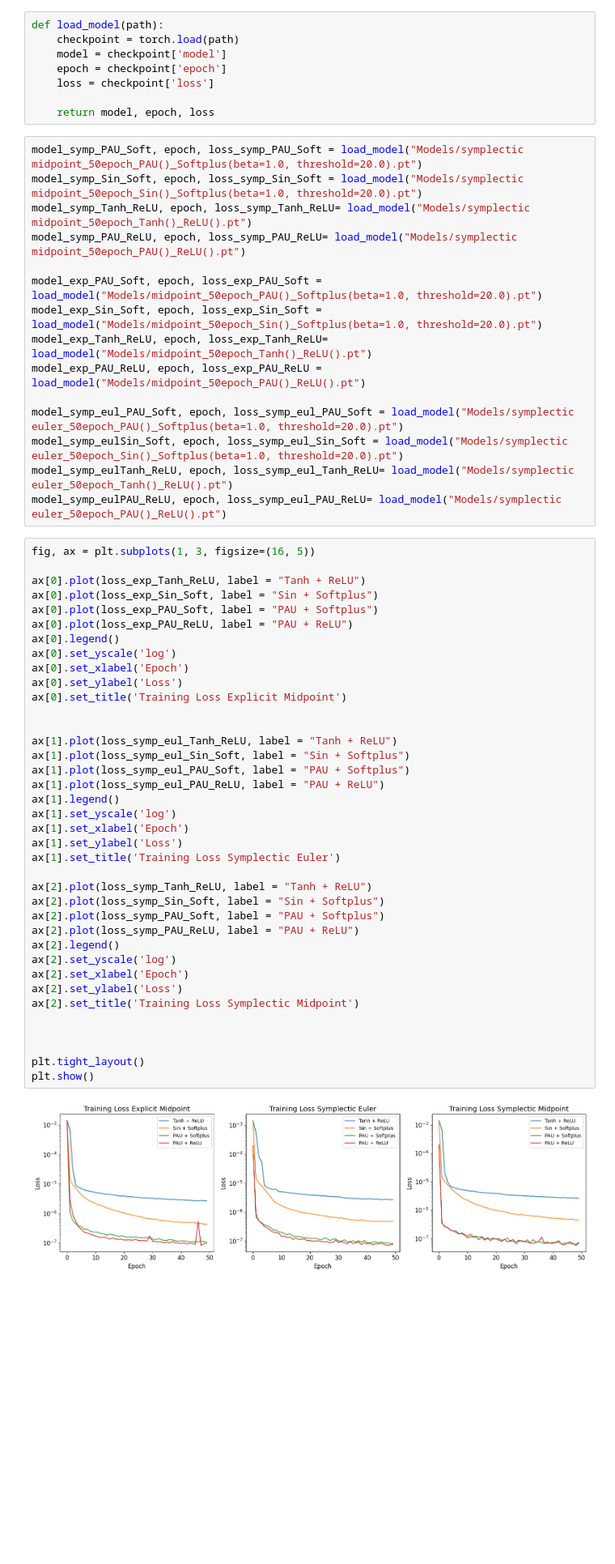
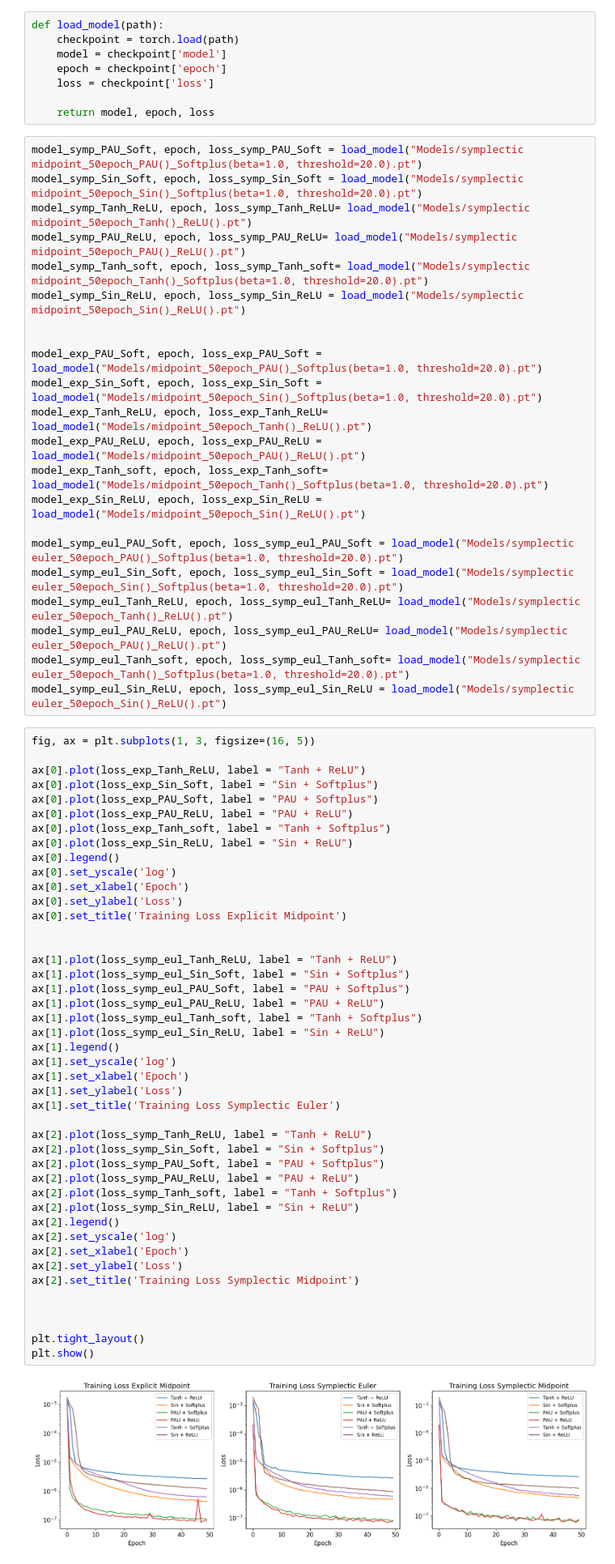
Before and after one commit to sannejamila/HamiltonianNeuralNetwork_HenonHeiles, a Jupyter notebook: Test.ipynb, the cells around one changed output. Shown at 81% size. Cells and saved outputs as stored; diff of their text form; blank space fills up the shorter version.

```diff
--- a/Test.ipynb
+++ b/Test.ipynb
@@ -319,16 +319,23 @@ model_symp_PAU_Soft, epoch, loss_symp_PAU_Soft = load_model("Models/symplectic m
 model_symp_Sin_Soft, epoch, loss_symp_Sin_Soft = load_model("Models/symplectic midpoint_50epoch_Sin()_Softplus(beta=1.0, threshold=20.0).pt")
 model_symp_Tanh_ReLU, epoch, loss_symp_Tanh_ReLU= load_model("Models/symplectic midpoint_50epoch_Tanh()_ReLU().pt")
 model_symp_PAU_ReLU, epoch, loss_symp_PAU_ReLU= load_model("Models/symplectic midpoint_50epoch_PAU()_ReLU().pt")
+model_symp_Tanh_soft, epoch, loss_symp_Tanh_soft= load_model("Models/symplectic midpoint_50epoch_Tanh()_Softplus(beta=1.0, threshold=20.0).pt")
+model_symp_Sin_ReLU, epoch, loss_symp_Sin_ReLU = load_model("Models/symplectic midpoint_50epoch_Sin()_ReLU().pt")
+
 
 model_exp_PAU_Soft, epoch, loss_exp_PAU_Soft = load_model("Models/midpoint_50epoch_PAU()_Softplus(beta=1.0, threshold=20.0).pt")
 model_exp_Sin_Soft, epoch, loss_exp_Sin_Soft = load_model("Models/midpoint_50epoch_Sin()_Softplus(beta=1.0, threshold=20.0).pt")
 model_exp_Tanh_ReLU, epoch, loss_exp_Tanh_ReLU= load_model("Models/midpoint_50epoch_Tanh()_ReLU().pt")
 model_exp_PAU_ReLU, epoch, loss_exp_PAU_ReLU = load_model("Models/midpoint_50epoch_PAU()_ReLU().pt")
+model_exp_Tanh_soft, epoch, loss_exp_Tanh_soft= load_model("Models/midpoint_50epoch_Tanh()_Softplus(beta=1.0, threshold=20.0).pt")
+model_exp_Sin_ReLU, epoch, loss_exp_Sin_ReLU = load_model("Models/midpoint_50epoch_Sin()_ReLU().pt")
 
 model_symp_eul_PAU_Soft, epoch, loss_symp_eul_PAU_Soft = load_model("Models/symplectic euler_50epoch_PAU()_Softplus(beta=1.0, threshold=20.0).pt")
-model_symp_eulSin_Soft, epoch, loss_symp_eul_Sin_Soft = load_model("Models/symplectic euler_50epoch_Sin()_Softplus(beta=1.0, threshold=20.0).pt")
-model_symp_eulTanh_ReLU, epoch, loss_symp_eul_Tanh_ReLU= load_model("Models/symplectic euler_50epoch_Tanh()_ReLU().pt")
-model_symp_eulPAU_ReLU, epoch, loss_symp_eul_PAU_ReLU= load_model("Models/symplectic euler_50epoch_PAU()_ReLU().pt")
+model_symp_eul_Sin_Soft, epoch, loss_symp_eul_Sin_Soft = load_model("Models/symplectic euler_50epoch_Sin()_Softplus(beta=1.0, threshold=20.0).pt")
+model_symp_eul_Tanh_ReLU, epoch, loss_symp_eul_Tanh_ReLU= load_model("Models/symplectic euler_50epoch_Tanh()_ReLU().pt")
+model_symp_eul_PAU_ReLU, epoch, loss_symp_eul_PAU_ReLU= load_model("Models/symplectic euler_50epoch_PAU()_ReLU().pt")
+model_symp_eul_Tanh_soft, epoch, loss_symp_eul_Tanh_soft= load_model("Models/symplectic euler_50epoch_Tanh()_Softplus(beta=1.0, threshold=20.0).pt")
+model_symp_eul_Sin_ReLU, epoch, loss_symp_eul_Sin_ReLU = load_model("Models/symplectic euler_50epoch_Sin()_ReLU().pt")
 # %%
 fig, ax = plt.subplots(1, 3, figsize=(16, 5))
 
@@ -336,36 +343,42 @@ ax[0].plot(loss_exp_Tanh_ReLU, label = "Tanh + ReLU")
 ax[0].plot(loss_exp_Sin_Soft, label = "Sin + Softplus")
 ax[0].plot(loss_exp_PAU_Soft, label = "PAU + Softplus")
 ax[0].plot(loss_exp_PAU_ReLU, label = "PAU + ReLU")
+ax[0].plot(loss_exp_Tanh_soft, label = "Tanh + Softplus")
+ax[0].plot(loss_exp_Sin_ReLU, label = "Sin + ReLU")
 ax[0].legend()
 ax[0].set_yscale('log')
 ax[0].set_xlabel('Epoch')
 ax[0].set_ylabel('Loss')
 ax[0].set_title('Training Loss Explicit Midpoint')
 
 
 ax[1].plot(loss_symp_eul_Tanh_ReLU, label = "Tanh + ReLU")
 ax[1].plot(loss_symp_eul_Sin_Soft, label = "Sin + Softplus")
 ax[1].plot(loss_symp_eul_PAU_Soft, label = "PAU + Softplus")
 ax[1].plot(loss_symp_eul_PAU_ReLU, label = "PAU + ReLU")
+ax[1].plot(loss_symp_eul_Tanh_soft, label = "Tanh + Softplus")
+ax[1].plot(loss_symp_eul_Sin_ReLU, label = "Sin + ReLU")
 ax[1].legend()
 ax[1].set_yscale('log')
 ax[1].set_xlabel('Epoch')
 ax[1].set_ylabel('Loss')
 ax[1].set_title('Training Loss Symplectic Euler')
 
 ax[2].plot(loss_symp_Tanh_ReLU, label = "Tanh + ReLU")
 ax[2].plot(loss_symp_Sin_Soft, label = "Sin + Softplus")
 ax[2].plot(loss_symp_PAU_Soft, label = "PAU + Softplus")
 ax[2].plot(loss_symp_PAU_ReLU, label = "PAU + ReLU")
+ax[2].plot(loss_symp_Tanh_soft, label = "Tanh + Softplus")
+ax[2].plot(loss_symp_Sin_ReLU, label = "Sin + ReLU")
 ax[2].legend()
 ax[2].set_yscale('log')
 ax[2].set_xlabel('Epoch')
 ax[2].set_ylabel('Loss')
 ax[2].set_title('Training Loss Symplectic Midpoint')
 
 
 
 plt.tight_layout()
 plt.show()
 # %% [output]
-[figure, old version]
+[figure, new version]
```
Also changed, not shown: parts of 26 cells of this notebook.
